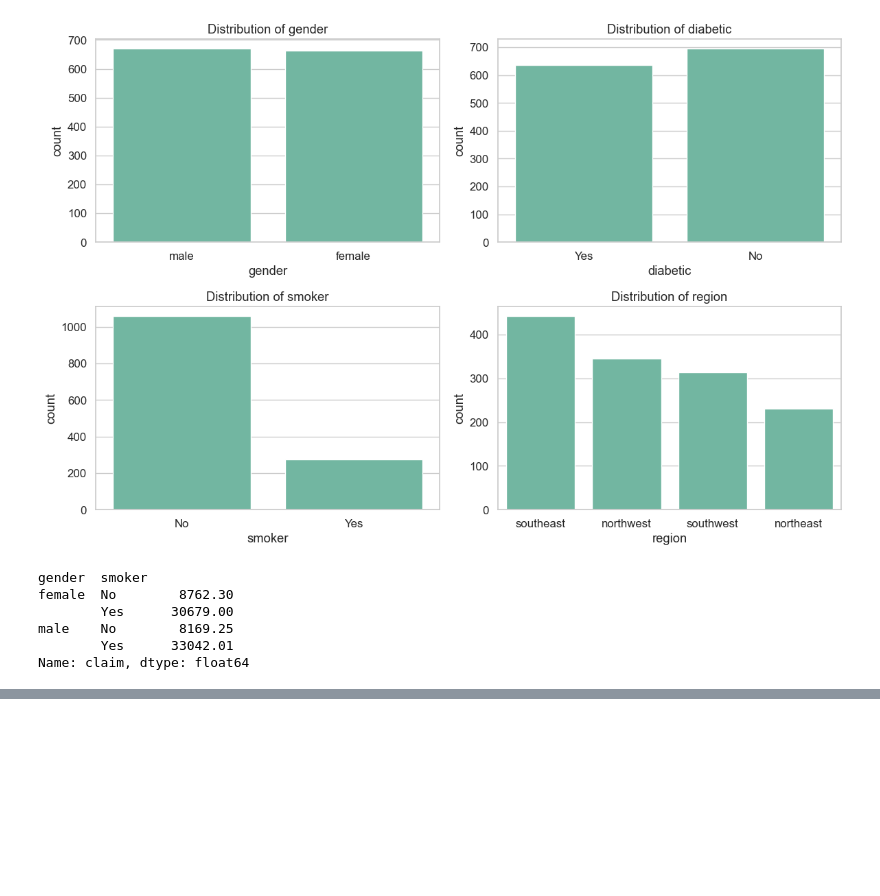
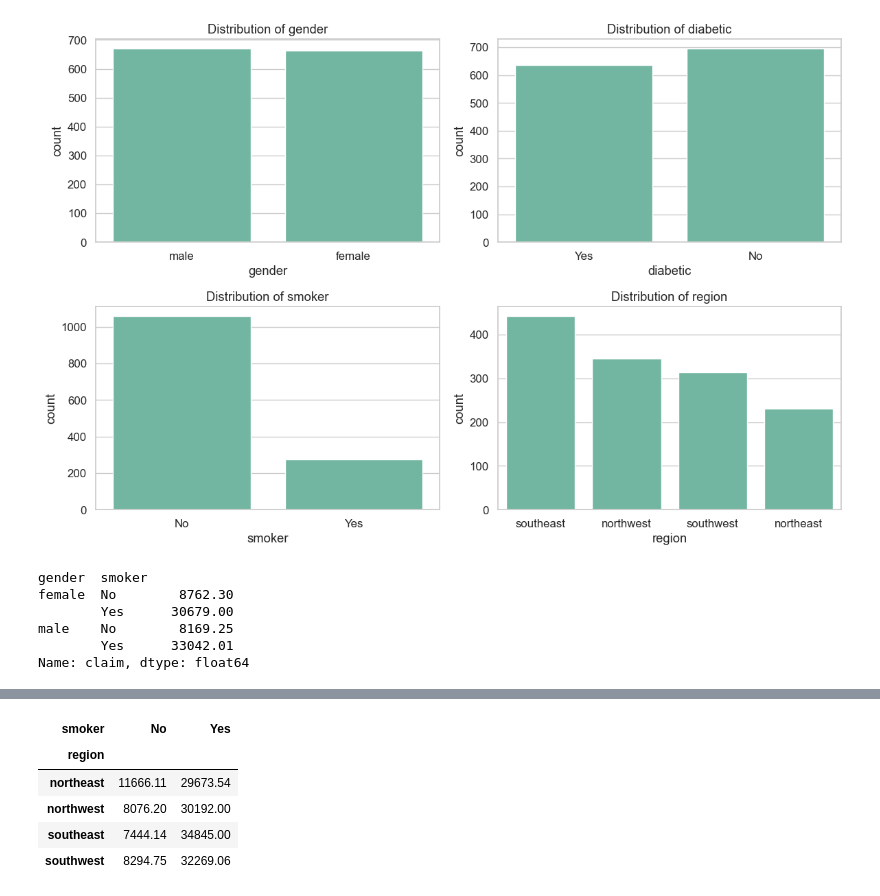
Before and after one commit to chirraaggggg/Medical-Insurance-Cost-Prediction-Using-ML, a Jupyter notebook: model_analysis.ipynb, the cells around one changed output, grey strips where cells are left out. Saved outputs shown, nothing was run; the diff lists cells and outputs as text; code cells hidden in the pictures; blank space fills up the shorter version.

```diff
--- a/model_analysis.ipynb
+++ b/model_analysis.ipynb
@@ -226,0 +249,11 @@ sns.barplot(data = df,x = "gender", y ="claim", hue = "smoker", estimator = "mea
+# %%
+pivot_table = pd.pivot_table(df, values="claim", index = "region", columns = "smoker", aggfunc="mean")
+# %%
+pivot_table
+# %% [output]
+| smoker | No | Yes |
+| region |  |  |
+| northeast | 11666.11 | 29673.54 |
+| northwest | 8076.20 | 30192.00 |
+| southeast | 7444.14 | 34845.00 |
+| southwest | 8294.75 | 32269.06 |
```
Also changed, not shown: parts of 4 cells of this notebook.
